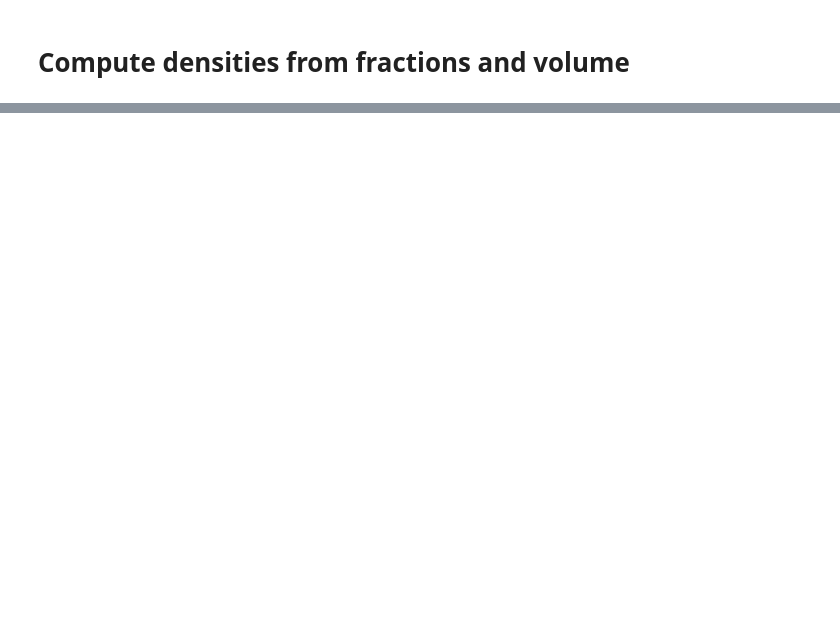
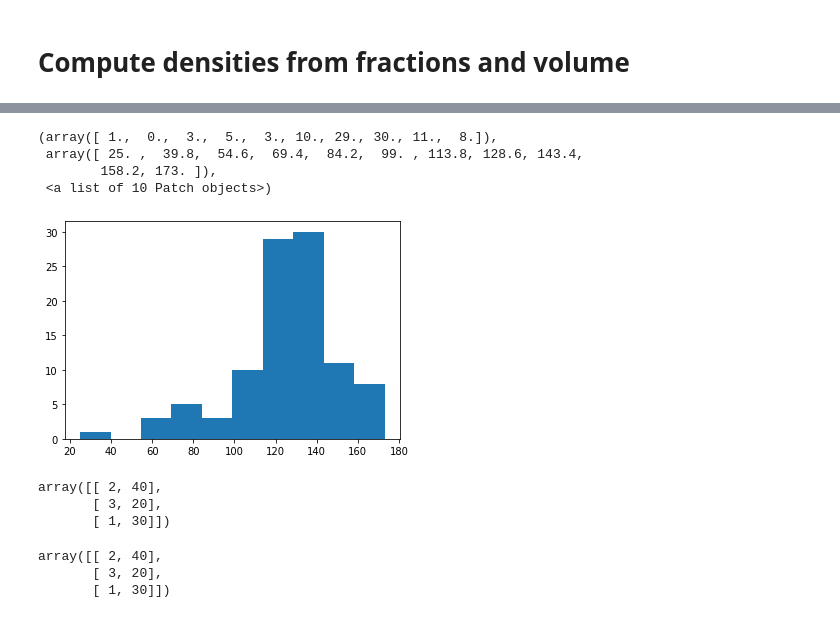
Before and after one commit to jacquemi-bbp/rat_sscx_nissl_analysis, a Jupyter notebook: notebook/rat_SSCX_Nissl_processing.ipynb, the cells around one changed output, grey strips where cells are left out. Cells and saved outputs as stored; diff of their text form; code cells hidden in the pictures; blank space fills up the shorter version.

```diff
--- a/notebook/rat_SSCX_Nissl_processing.ipynb
+++ b/notebook/rat_SSCX_Nissl_processing.ipynb
@@ -24,0 +23,8 @@ df_404 = pd.read_excel(output_file, index_col=0)
+# %%
+data = ws.values
+cols = next(data)[1:]
+data = list(data)
+print(data[0])
+idx = [r[0] for r in data]
+data = (islice(r, 1, None) for r in data)
+df_404 = pd.DataFrame(data, index=idx, columns=cols)
@@ -42,6 +35,6 @@ df_404
 # %%
-centroid_x = df_404['Centroid X µm'].to_numpy()
-centroid_y = df_404['Centroid Y µm'].to_numpy()
+centroid_x = df_404['Centroid X µm'].to_numpy(dtype=float)
+centroid_y = df_404['Centroid Y µm'].to_numpy(dtype=float)
 # %% [markdown]
 #  analyse
 # %%
@@ -135,0 +134,8 @@ plt.hist(densities) # nb_cell by um3
+# %%
+plt.hist(nb_points_per_bin)
+# %% [output]
+(array([ 1.,  0.,  3.,  5.,  3., 10., 29., 30., 11.,  8.]),
+ array([ 25. ,  39.8,  54.6,  69.4,  84.2,  99. , 113.8, 128.6, 143.4,
+        158.2, 173. ]),
+ <a list of 10 Patch objects>)
+[figure, added]
@@ -135,0 +144,12 @@ plt.hist(densities) # nb_cell by um3
+# %%
+arr
+# %% [output]
+array([[ 2, 40],
+       [ 3, 20],
+       [ 1, 30]])
+# %%
+np.sort(arr, axis=1)
+# %% [output]
+array([[ 2, 40],
+       [ 3, 20],
+       [ 1, 30]])
```
Also changed, not shown: parts of 15 cells of this notebook.
